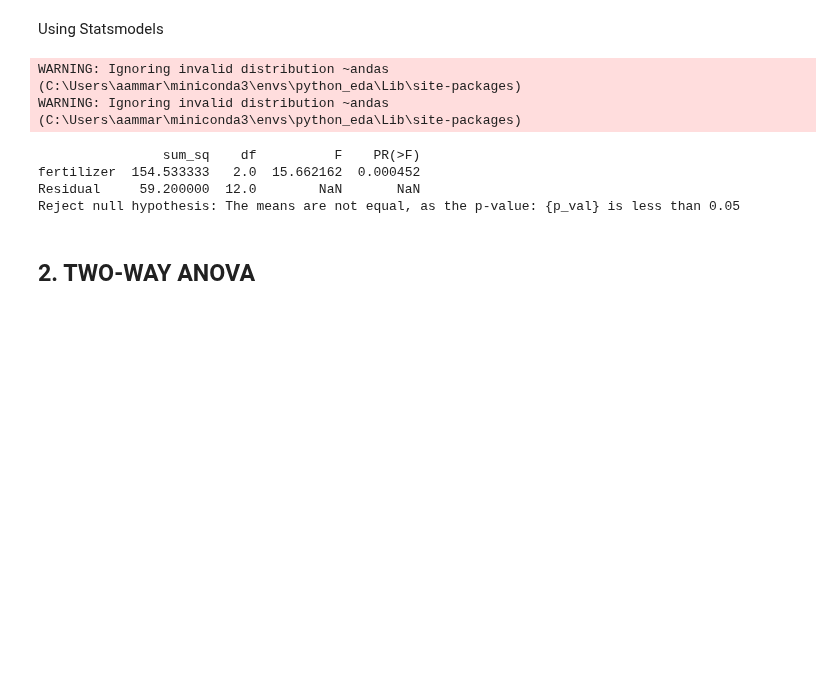
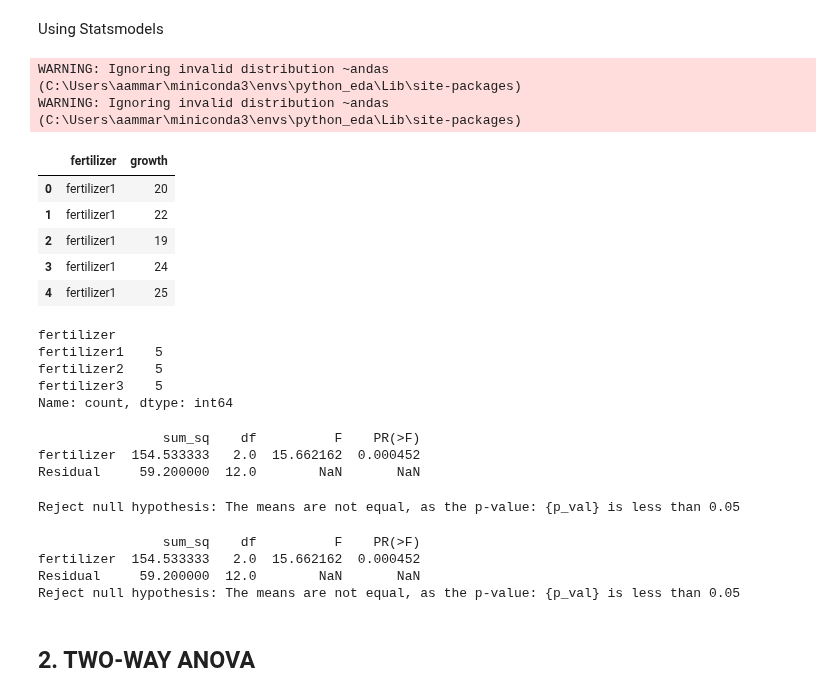
Before and after one commit to AammarTufail/six-months_python_for_data_science-mentorship-program, a Jupyter notebook: 06_statistics/04_anova.ipynb, the cells around one changed output. Drawn from its saved outputs; the diff is of its cells as text; code cells hidden in the pictures; blank space fills up the shorter version.

```diff
--- a/06_statistics/04_anova.ipynb
+++ b/06_statistics/04_anova.ipynb
@@ -78,0 +86,20 @@ WARNING: Ignoring invalid distribution ~andas (C:\Users\aammar\miniconda3\envs\p
+# %%
+# Create a dataframe
+df = pd.DataFrame({"fertilizer": ["fertilizer1"] * 5 + ["fertilizer2"] * 5 + ["fertilizer3"] * 5,
+                   "growth": fertilizer1 + fertilizer2 + fertilizer3})
+df.head()
+# %% [output]
+|  | fertilizer | growth |
+| 0 | fertilizer1 | 20 |
+| 1 | fertilizer1 | 22 |
+| 2 | fertilizer1 | 19 |
+| 3 | fertilizer1 | 24 |
+| 4 | fertilizer1 | 25 |
+# %%
+df['fertilizer'].value_counts()
+# %% [output]
+fertilizer
+fertilizer1    5
+fertilizer2    5
+fertilizer3    5
+Name: count, dtype: int64
@@ -79,3 +109,19 @@ WARNING: Ignoring invalid distribution ~andas (C:\Users\aammar\miniconda3\envs\p
+# %%
+# Perform ANOVA and print the summary table
+anova_table = sm.stats.anova_lm(model, typ=2)
+print(anova_table)
+# %% [output]
+                sum_sq    df          F    PR(>F)
+fertilizer  154.533333   2.0  15.662162  0.000452
+Residual     59.200000  12.0        NaN       NaN
+# %%
+# print the results based on if the p-value is less than 0.05
+if anova_table["PR(>F)"][0] < 0.05:
+    print("Reject null hypothesis: The means are not equal, as the p-value: {p_val} is less than 0.05")
+else:
+    print("Accept null hypothesis: The means are equal, as the p-value: {p_val} is greater than 0.05")
+# %% [output]
+Reject null hypothesis: The means are not equal, as the p-value: {p_val} is less than 0.05
 # %%
 # One-way ANOVA using statsmodels
 import pandas as pd
```
Also changed, not shown: parts of 5 cells of this notebook, 3 other files.
